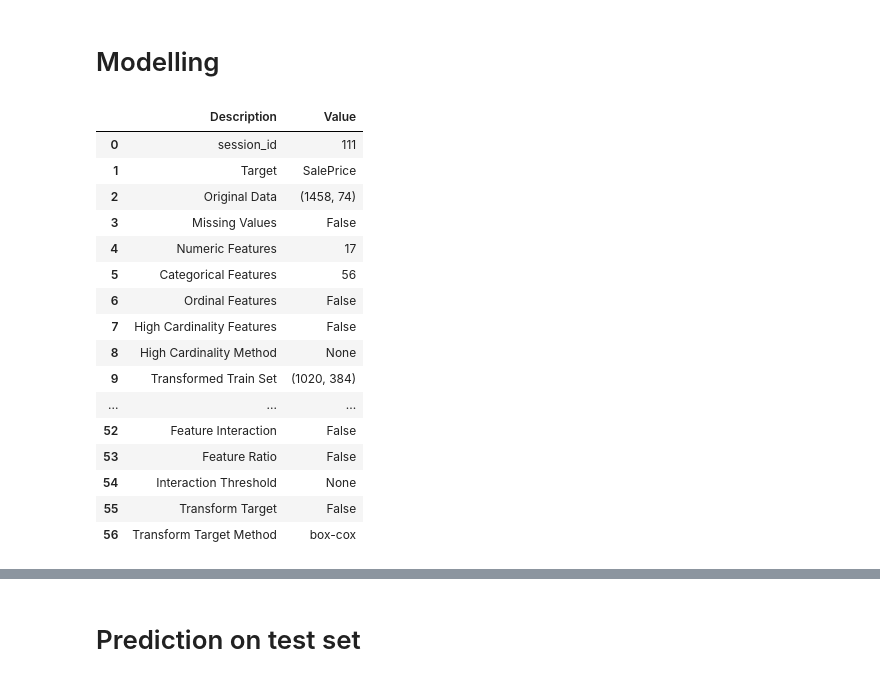
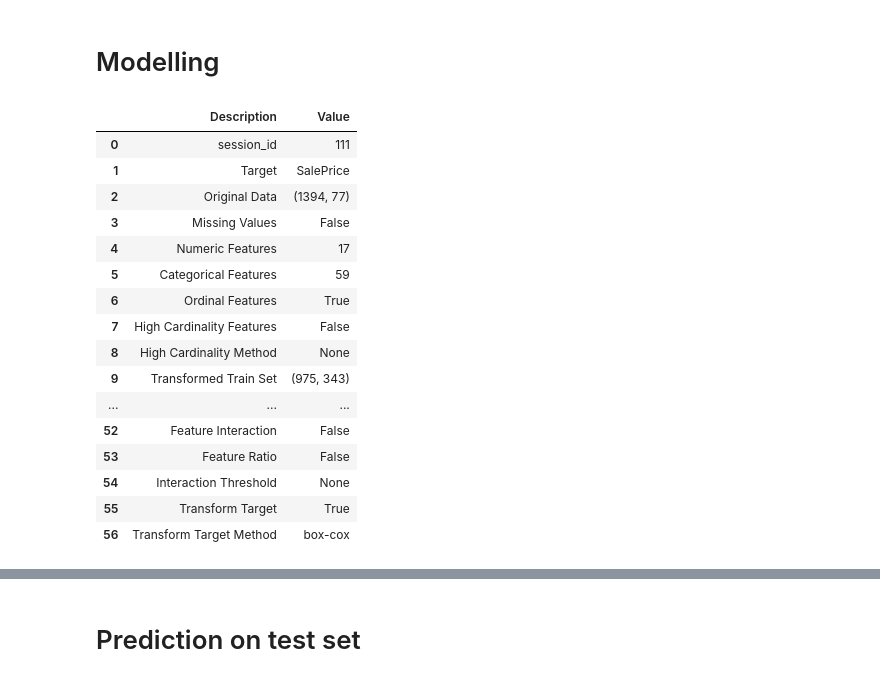
Before and after one commit to albinjohn366/Pycaret, a Jupyter notebook: DSML_Assignment.ipynb, the cells around one changed output, grey strips where cells are left out. Cells and saved outputs as stored; diff of their text form; code cells hidden in the pictures.

```diff
--- a/DSML_Assignment.ipynb
+++ b/DSML_Assignment.ipynb
@@ -259,19 +331,14 @@ train.drop(outlier_index, inplace=True)
+# %%
+# Checking if each terms in ordinal values are accurate
+ordinal_items = ordinal.items()
+for key, value in ordinal_items:
+  a = set(value) - set(np.unique(train[key]))
+  if a:
+    ordinal[key] = list(set(value) - a)
 # %%
-# Dropping the column 'ScreenPorch'
-train.drop('ScreenPorch', inplace=True, axis=1)
+# Dropping the columns
+to_be_dropped = ['MiscFeature', 'ScreenPorch', 'PoolArea']
+train.drop(to_be_dropped, inplace=True, axis=1)
-# %%
-# Imputing missing values in the columns where it can be replaced by mode
-columns = ['LotFrontage', 'MasVnrType', 'MasVnrArea', 'BsmtQual', 'BsmtCond',
-           'BsmtExposure', 'BsmtFinType1', 'BsmtFinType2', 'Electrical',
-           'GarageType', 'GarageFinish', 'GarageQual', 'GarageCond']
-mode_values = dict()
-for i in columns:
-  mode_values[i] = train[i].mode()[0]
-  train[i].fillna(mode_values[i], inplace=True)
-# %%
-# Dropping the columns with high percentage of missing values
-high_missing_value_columns = ['MiscFeature', 'Fence', 'PoolQC', 'FireplaceQu', 'Alley']
-train.drop(high_missing_value_columns, inplace=True, axis=1)
 # %%
 # Imputing missing values in column 'GarageYrBlt' with mean
 GarageYrBlt_mean = train['GarageYrBlt'].mean()
@@ -282,24 +349,26 @@ train['GarageYrBlt'].fillna(GarageYrBlt_mean, inplace=True)
 !pip install pycaret
 # %%
 from pycaret.regression import *
-reg = setup(data=train, target='SalePrice', session_id=111)
+reg = setup(data=train, target='SalePrice', session_id=111, normalize=True,
+            transform_target=True, ordinal_features=ordinal,
+            normalize_method='minmax')
 # %% [output]
 |  | Description | Value |
 | 0 | session_id | 111 |
 | 1 | Target | SalePrice |
-| 2 | Original Data | (1458, 74) |
+| 2 | Original Data | (1394, 77) |
 | 3 | Missing Values | False |
 | 4 | Numeric Features | 17 |
-| 5 | Categorical Features | 56 |
-| 6 | Ordinal Features | False |
+| 5 | Categorical Features | 59 |
+| 6 | Ordinal Features | True |
 | 7 | High Cardinality Features | False |
 | 8 | High Cardinality Method | None |
-| 9 | Transformed Train Set | (1020, 384) |
+| 9 | Transformed Train Set | (975, 343) |
 | ... | ... | ... |
 | 52 | Feature Interaction | False |
 | 53 | Feature Ratio | False |
 | 54 | Interaction Threshold | None |
-| 55 | Transform Target | False |
+| 55 | Transform Target | True |
 | 56 | Transform Target Method | box-cox |
 # %%
 # Comparing models
```
Also changed, not shown: parts of 52 cells of this notebook.
